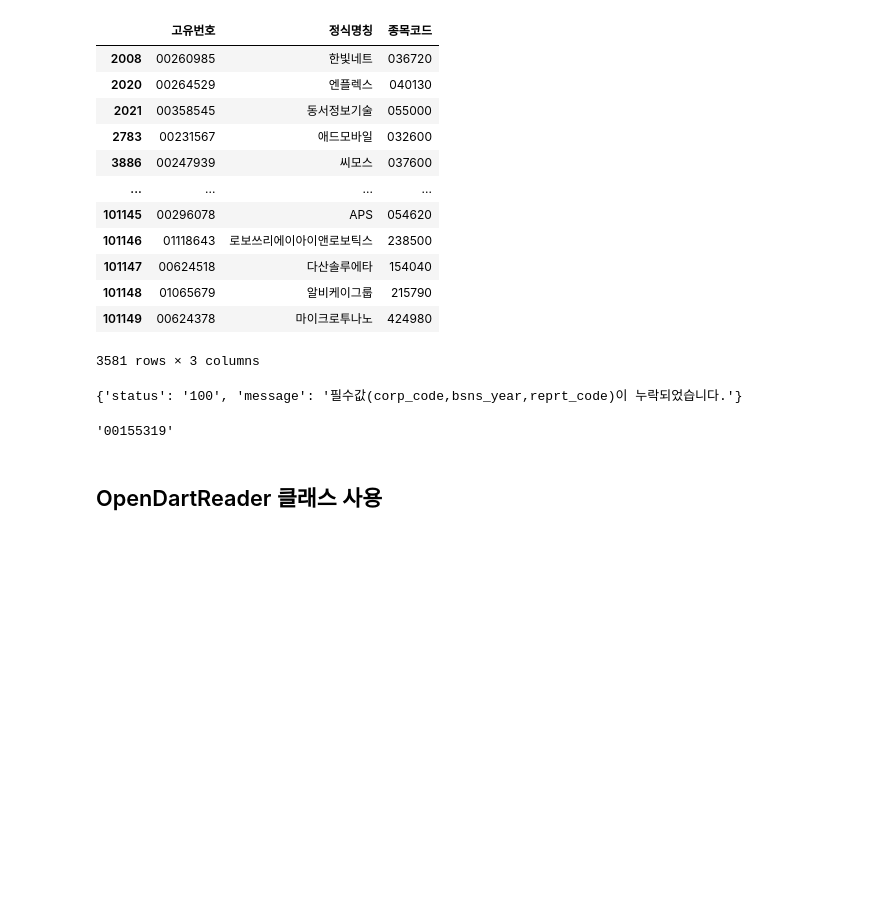
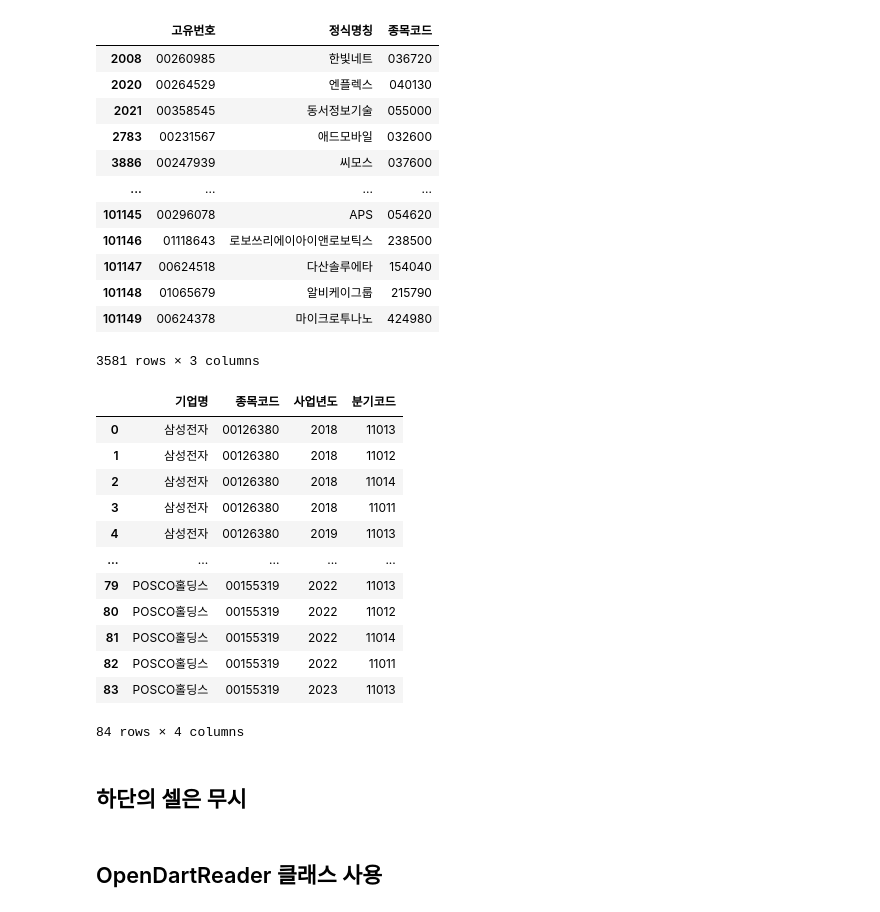
Before and after one commit to kdt-service/Final_PJT_Team2, a Jupyter notebook: OpenDartFssApi/OpenDartFssApi.ipynb, the cells around one changed output. Cells and saved outputs as stored; diff of their text form; code cells hidden in the pictures; blank space fills up the shorter version.

```diff
--- a/OpenDartFssApi/OpenDartFssApi.ipynb
+++ b/OpenDartFssApi/OpenDartFssApi.ipynb
@@ -117,6 +114,11 @@ stock_df
 def goyu_searcher(COMPANYNAME):
     temp_df = stock_df.loc[(stock_df['정식명칭'] == COMPANYNAME)]
     return temp_df.iloc[0, 0]
+# %%
+# stock_df에서 종목 이름을 호출해오는 함수 형성
+def corpname_searcher(CORP_CODE):
+    temp_df = stock_df.loc[(stock_df['고유번호'] == CORP_CODE)]
+    return temp_df.iloc[0, 1]
 # %%
 # 가져온 corp_code를 바탕으로
 
@@ -130,7 +132,7 @@ def get_items(KEY, CORP_CODE, YEAR, RPT_CODE):
 
 
     url = 'https://opendart.fss.or.kr/api/fnlttMultiAcnt.json'
-    parmas={'crtfc_key' : KEY,
+    params={'crtfc_key' : KEY,
             'corp_code' : CORP_CODE,
             'bsns_year' : YEAR,
             'reprt_code' : RPT_CODE}
@@ -138,13 +140,18 @@ def get_items(KEY, CORP_CODE, YEAR, RPT_CODE):
     response = requests.get(url, params = params)
 
     import json
-    json_obj = json.loads(response.content.decode('UTF-8'))
+    try:
+            json_obj = json.loads(response.text)["list"][0]
+    except:
+        #     json_obj = ["## ERROR", corpname_searcher(CORP_CODE), YEAR, RPT_CODE]
+            json_obj = ["## ERROR", corpname_searcher(CORP_CODE), YEAR] #ok
+            # json_obj = [corpname_searcher(CORP_CODE), RPT_CODE] ok
+        #     json_obj = [corpname_searcher(CORP_CODE), YEAR, RPT_CODE]
+
 
     return json_obj
 # %%
 get_items(KEY, '00126380', '2018', '11011')
-# %% [output]
-{'status': '100', 'message': '필수값(corp_code,bsns_year,reprt_code)이 누락되었습니다.'}
 # %%
 #get_items()를 사용하여 구하고자 하는 기업들의 재무제표 정보 가져오기
 
@@ -152,11 +159,46 @@ corp_list = ['삼성전자', '삼성생명', '현대자동차', '셀트리온',
 year_list = range(2018, 2024)
 reprtlist = ['11013', '11012', '11014', '11011']
 
+result_list = []
+
 for corp in corp_list:
     for year in year_list:
         for reprt in reprtlist:
-            get_items(KEY, goyu_searcher(corp), year, reprt)
+            result_list.append(get_items(KEY, goyu_searcher(corp), year, reprt))
-# %%
-goyu_searcher('POSCO홀딩스')
-# %% [output]
-'00155319'
+# %%
+# 구한 결과값을 df로 변환
+
+
+#틀을 먼저 만들고
+
+corp_name_dfcol = []
+corp_code_dfcol = []
+bsns_year_dfcol = []
+reprt_code_dfcol = []
+
+result_list = [dict_row for dict_row in result_list if isinstance(dict_row, dict)]
+
+for dict_row in result_list:
+    corp_name_dfcol.append(corpname_searcher(dict_row['corp_code']))
+    corp_code_dfcol.append(dict_row['corp_code'])
+    bsns_year_dfcol.append(dict_row['bsns_year'])
+    reprt_code_dfcol.append(dict_row['reprt_code'])
+
+data = {'기업명': corp_name_dfcol, '종목코드': corp_code_dfcol, '사업년도': bsns_year_dfcol, '분기코드': reprt_code_dfcol}
+
+result_df = pd.DataFrame(data = data)
+result_df
+# %% [output]
+|  | 기업명 | 종목코드 | 사업년도 | 분기코드 |
+| 0 | 삼성전자 | 00126380 | 2018 | 11013 |
+| 1 | 삼성전자 | 00126380 | 2018 | 11012 |
+| 2 | 삼성전자 | 00126380 | 2018 | 11014 |
+| 3 | 삼성전자 | 00126380 | 2018 | 11011 |
+| 4 | 삼성전자 | 00126380 | 2019 | 11013 |
+| ... | ... | ... | ... | ... |
+| 79 | POSCO홀딩스 | 00155319 | 2022 | 11013 |
+| 80 | POSCO홀딩스 | 00155319 | 2022 | 11012 |
+| 81 | POSCO홀딩스 | 00155319 | 2022 | 11014 |
+| 82 | POSCO홀딩스 | 00155319 | 2022 | 11011 |
+| 83 | POSCO홀딩스 | 00155319 | 2023 | 11013 |
+84 rows × 4 columns
@@ -163,3 +216,5 @@ goyu_searcher('POSCO홀딩스')
+# %% [markdown]
+## 하단의 셀은 무시
 # %% [markdown]
 ## OpenDartReader 클래스 사용
 # %%
```
Also changed, not shown: parts of 12 cells of this notebook.
